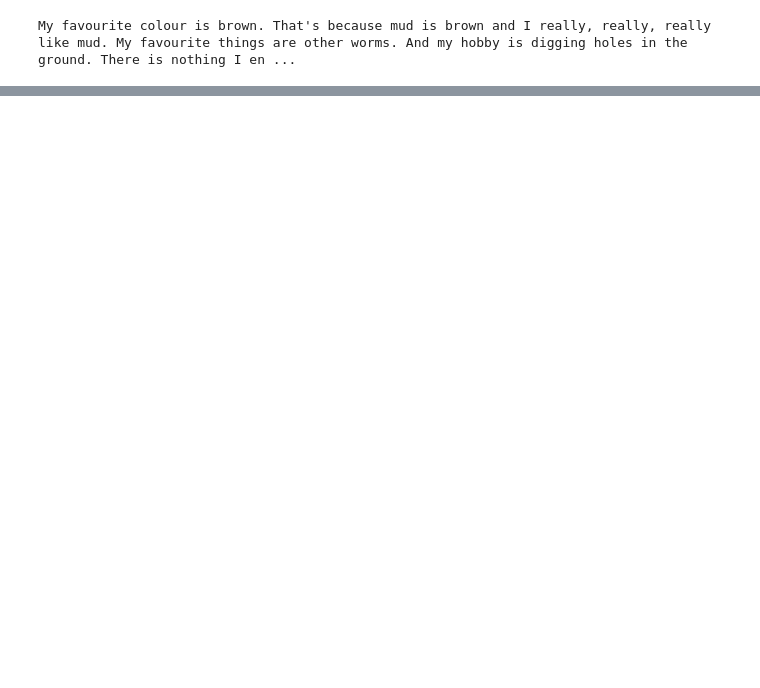
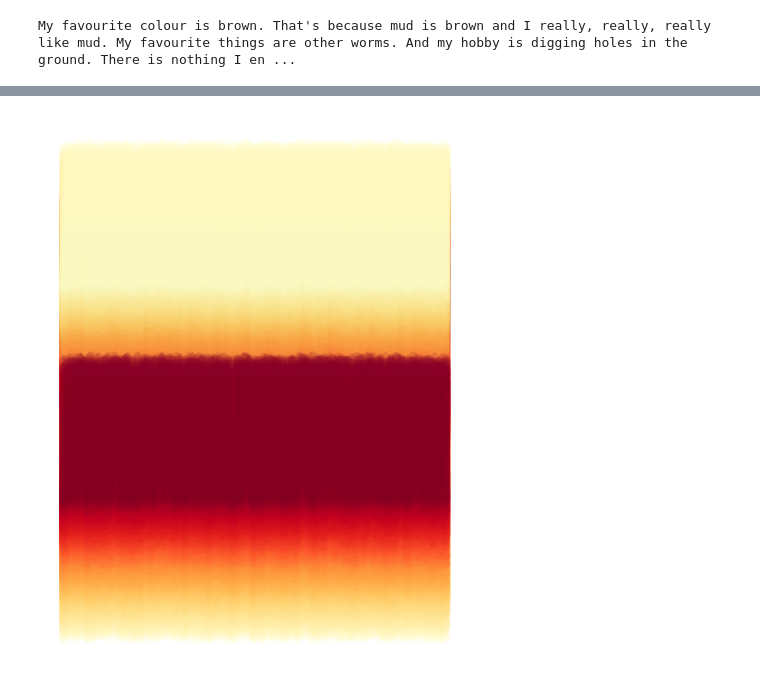
Before and after one commit to jvparidon/rothcoverart, a Jupyter notebook: cover.ipynb, the cells around one changed output, grey strips where cells are left out. Drawn from its saved outputs; the diff is of its cells as text; code cells hidden in the pictures; blank space fills up the shorter version.

```diff
--- a/cover.ipynb
+++ b/cover.ipynb
@@ -79,0 +96,5 @@ len(set(text))
+# %%
+fig, ax = paint_from_text(text, vecs_dict, smoothing=.5)
+plt.savefig('covers/cover_mid.png', dpi=300)
+# %% [output]
+[figure, added]
```
Also changed, not shown: parts of 21 cells of this notebook, 8 other files.
